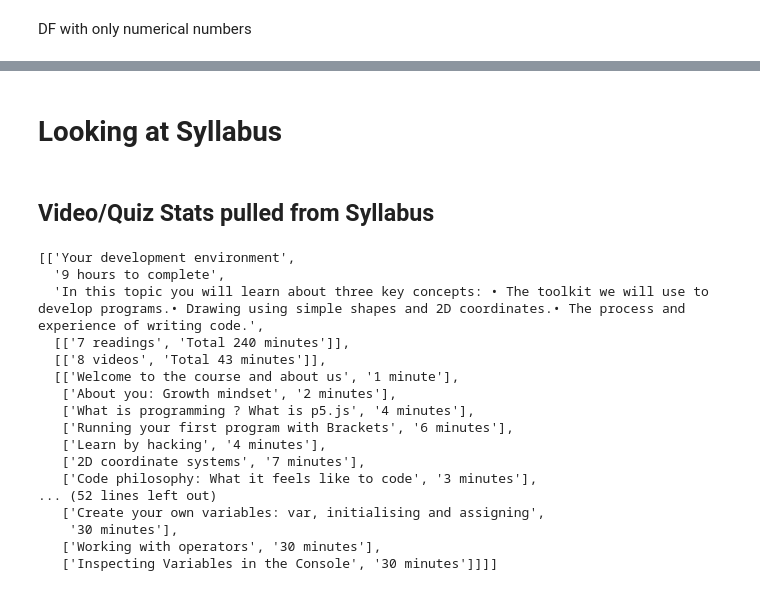
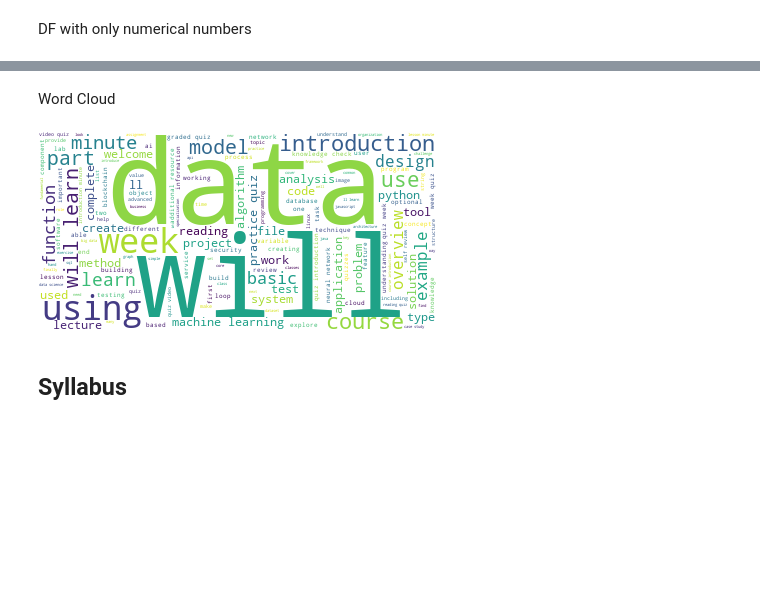
Before and after one commit to danielachacon/coursera, a Jupyter notebook: courserav2.ipynb, the cells around one changed output, grey strips where cells are left out. Drawn from its saved outputs; the diff is of its cells as text; code cells hidden in the pictures; blank space fills up the shorter version.

Commit message:
topic modelling done

```diff
--- a/courserav2.ipynb
+++ b/courserav2.ipynb
@@ -21,4 +18,0 @@ Removes Duplicates
-# %%
-raw_coursera['partners'] = raw_coursera['partners'].apply(tuple)
-
-raw_coursera.drop_duplicates(subset=["title", "partners"], keep='first')
@@ -117,3 +99,7 @@ coursera["oneStarReviewPercentage"] = pd.to_numeric(coursera["oneStarReviewPerce
+# %%
+coursera['partners'] = coursera['partners'].apply(tuple)
+
+coursera = coursera.drop_duplicates(subset=["title", "partners"], keep='first')
 # %% [markdown]
 ## Creating New Columns
 # %% [markdown]
@@ -1010,0 +1029,26 @@ heatmap.show()
+# %%
+import re
+
+# Remove punctuation
+tmdf['syllabus'] = tmdf['syllabus'].map(lambda x: re.sub('[,\.!?]', '', x))
+tmdf['aboutThisCourse'] = tmdf['aboutThisCourse'].map(lambda x: re.sub('[,\.!?]', '', x))
+
+# Remove unnecessary stuff
+tmdf['aboutThisCourse'] = tmdf['aboutThisCourse'].map(lambda x: re.sub(r'There are \d+ modules in this course', '', x))
+tmdf['aboutThisCourse'] = tmdf['aboutThisCourse'].map(lambda x: re.sub('Read more', '', x))
+tmdf['syllabus'] = tmdf['syllabus'].map(lambda x: re.sub(r'\d+ minutes', '', x))
+tmdf['syllabus'] = tmdf['syllabus'].map(lambda x: re.sub('total readings', '', x))
+tmdf['syllabus'] = tmdf['syllabus'].map(lambda x: re.sub('total quiz', '', x))
+tmdf['syllabus'] = tmdf['syllabus'].map(lambda x: re.sub('total ', '', x))
+tmdf['syllabus'] = tmdf['syllabus'].map(lambda x: re.sub('videos', '', x))
+tmdf['syllabus'] = tmdf['syllabus'].map(lambda x: re.sub('readings', '', x))
+tmdf['syllabus'] = tmdf['syllabus'].map(lambda x: re.sub('module', '', x))
+tmdf['syllabus'] = tmdf['syllabus'].map(lambda x: re.sub('•', '', x))
+tmdf['syllabus'] = tmdf['syllabus'].map(lambda x: re.sub(r'\d+ hours to complete', '', x))
+tmdf['syllabus'] = tmdf['syllabus'].map(lambda x: re.sub(r'\d+ hour to complete', '', x))
+
+# Convert the titles to lowercase
+tmdf['syllabus'] = tmdf['syllabus'].map(lambda x: x.lower())
+
+print(tmdf['aboutThisCourse'][1])
+print(tmdf['syllabus'][1])
@@ -1011,24 +1066,17 @@ heatmap.show()
+# %% [markdown]
+Word Cloud
+# %%
+# Import the wordcloud library
+from wordcloud import WordCloud
+# Join the different processed titles together.
+long_string = ','.join(list(tmdf['syllabus'].values))
+# Create a WordCloud object
+wordcloud = WordCloud(background_color="white", max_words=5000, contour_width=3, contour_color='steelblue')
+# Generate a word cloud
+wordcloud.generate(long_string)
+# Visualize the word cloud
+wordcloud.to_image()
+# %% [output]
+[figure, added]
 # %% [markdown]
-# Looking at Syllabus
+## Syllabus
-# %% [markdown]
-## Video/Quiz Stats pulled from Syllabus
-# %%
-coursera['syllabus'][0]
-# %% [output]
-[['Your development environment',
-  '9 hours to complete',
-  'In this topic you will learn about three key concepts: • The toolkit we will use to develop programs.• Drawing using simple shapes and 2D coordinates.• The process and experience of writing code.',
-  [['7 readings', 'Total 240 minutes']],
-  [['8 videos', 'Total 43 minutes']],
-  [['Welcome to the course and about us', '1 minute'],
-   ['About you: Growth mindset', '2 minutes'],
-   ['What is programming ? What is p5.js', '4 minutes'],
-   ['Running your first program with Brackets', '6 minutes'],
-   ['Learn by hacking', '4 minutes'],
-   ['2D coordinate systems', '7 minutes'],
-   ['Code philosophy: What it feels like to code', '3 minutes'],
-... (52 lines left out)
-   ['Create your own variables: var, initialising and assigning',
-    '30 minutes'],
-   ['Working with operators', '30 minutes'],
-   ['Inspecting Variables in the Console', '30 minutes']]]]
```
Also changed, not shown: parts of 20 cells of this notebook.
